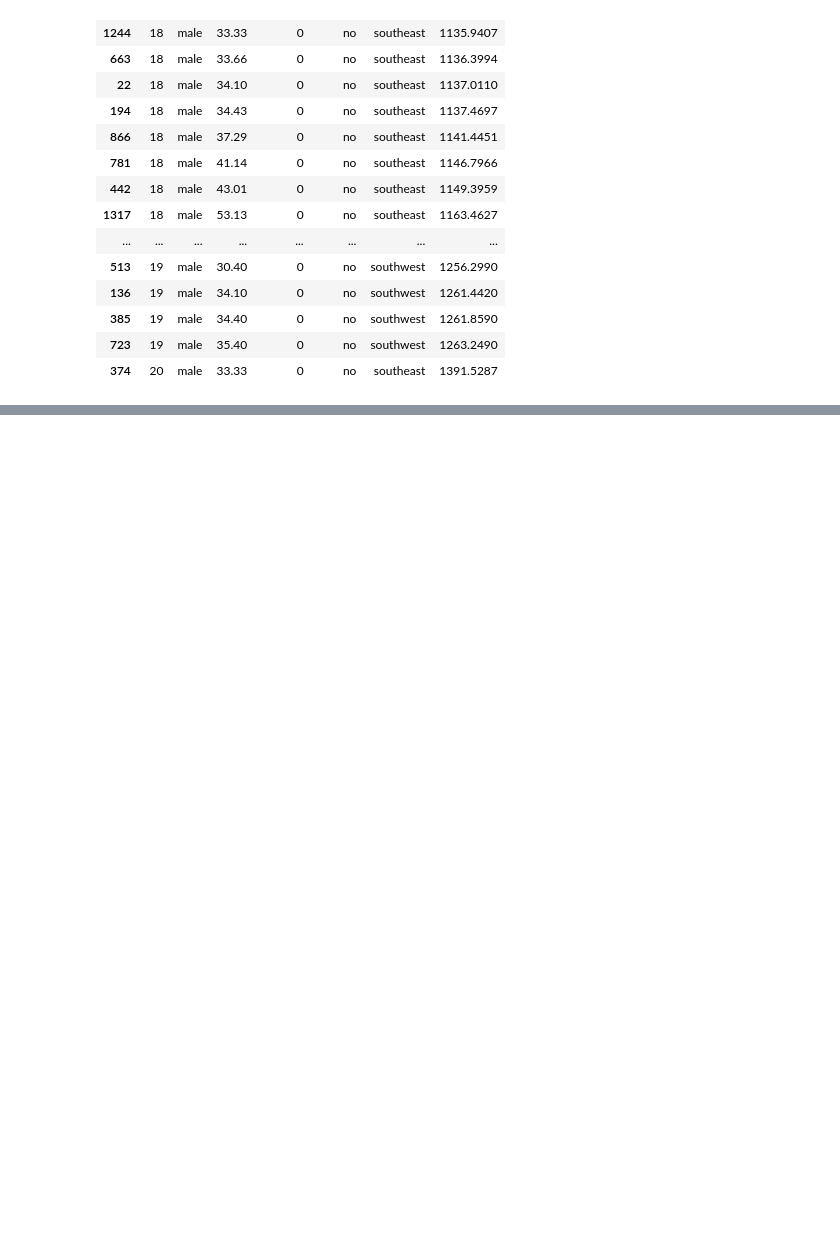
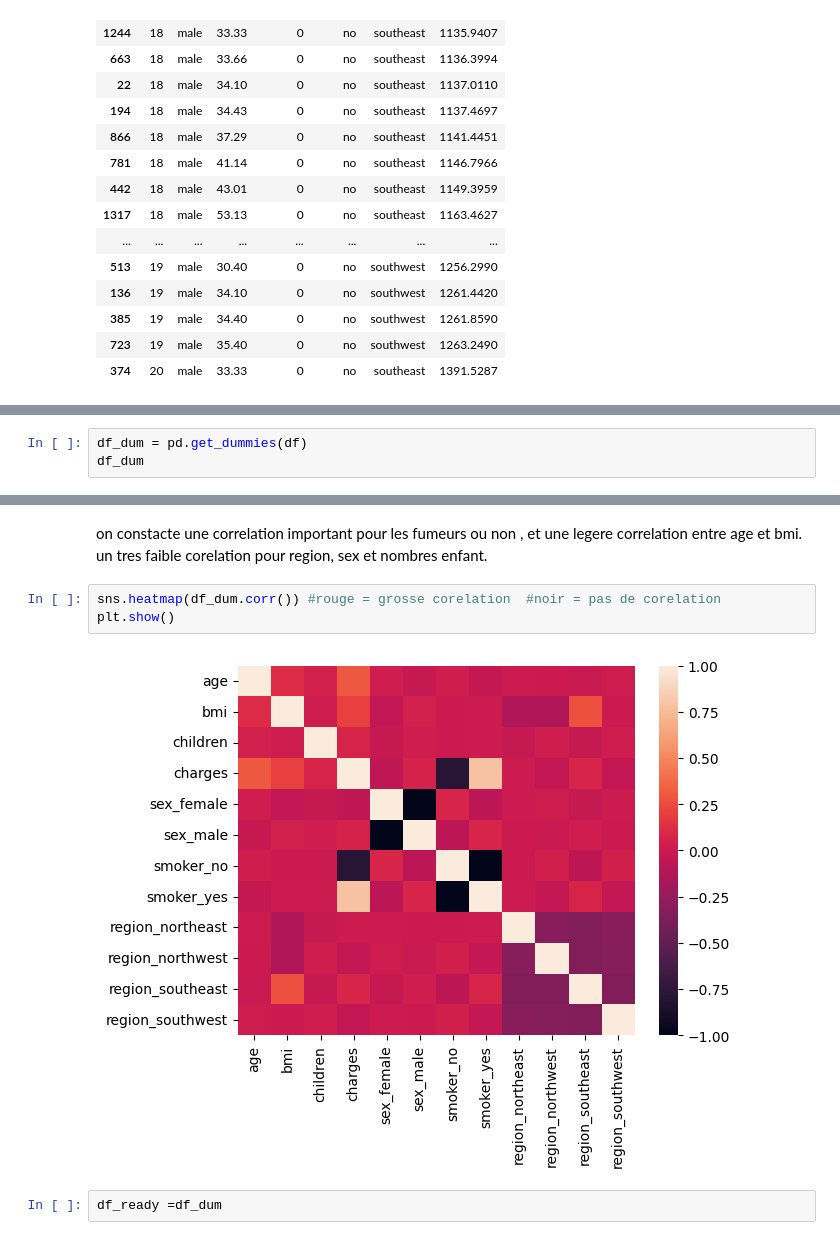
Before and after one commit to henzozhang/brief_prediction_assurance_leon_zouhair, a Jupyter notebook: data_analyste.ipynb, the cells around one changed output, grey strips where cells are left out. Cells and saved outputs as stored; diff of their text form; blank space fills up the shorter version.

```diff
--- a/data_analyste.ipynb
+++ b/data_analyste.ipynb
@@ -84,0 +104,3 @@ df_charge_croissant.head(20)
+# %%
+df_dum = pd.get_dummies(df)
+df_dum
@@ -84,0 +139,9 @@ df_charge_croissant.head(20)
+# %% [markdown]
+on constacte une correlation important pour les fumeurs ou non , et une legere correlation entre age et bmi.  un tres faible corelation pour region, sex et nombres enfant.
+# %%
+sns.heatmap(df_dum.corr()) #rouge = grosse corelation  #noir = pas de corelation
+plt.show()
+# %% [output]
+[figure, added]
+# %%
+df_ready =df_dum
```
Also changed, not shown: parts of 9 cells of this notebook, 2 other files.
